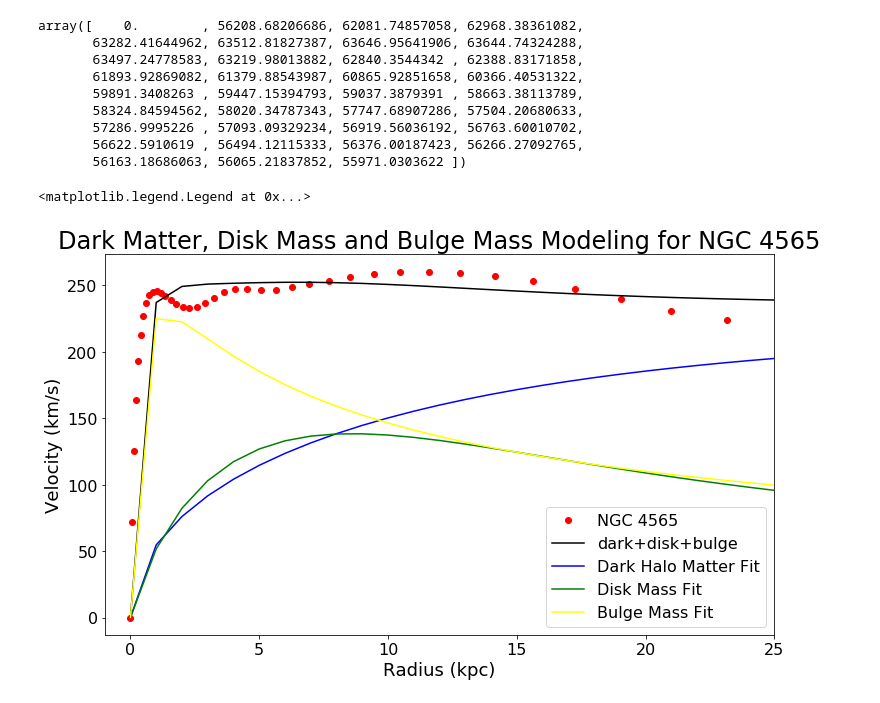
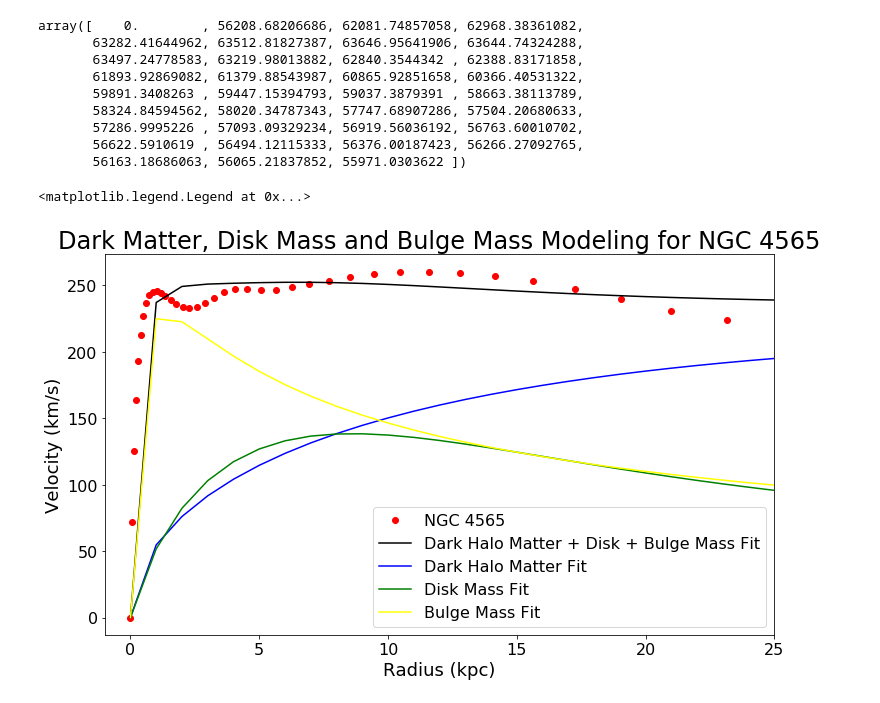
Before and after one commit to RebecaMelo/Fitting-Galaxies-Curves-Profiles, a Jupyter notebook: rotational curves.ipynb, the cells around one changed output. Cells and saved outputs as stored; diff of their text form; code cells hidden in the pictures.

```diff
--- a/rotational curves.ipynb
+++ b/rotational curves.ipynb
@@ -337,18 +337,18 @@ array([    0.        , 56208.68206686, 62081.74857058, 62968.38361082,
 # %%
 plt.figure(figsize=[12,7])
 plt.plot(ngc4565[0], ngc4565[1], 'ro', label='NGC 4565')
-plt.plot(raio, np.sqrt(total), c='k', label='dark+disk+bulge')
+plt.plot(raio, np.sqrt(total), c='k', label='Dark Halo Matter + Disk + Bulge Mass Fit')
 plt.plot(raio, np.sqrt(hernquist_halo(raio, a[0], a[1])), c='blue', label='Dark Halo Matter Fit')
 plt.plot(raio, np.sqrt(disk_array), c='green', label='Disk Mass Fit')
 plt.plot(raio, np.sqrt(hernquist_bulge(raio, abulge, Mbulge)), c='yellow', label='Bulge Mass Fit')
 
 plt.title('Dark Matter, Disk Mass and Bulge Mass Modeling for NGC 4565', fontsize=24)
 plt.xlabel("Radius (kpc)", fontsize=18)
 plt.ylabel("Velocity (km/s)", fontsize=18)
 plt.xlim([-1,25])
 plt.xticks(fontsize=16)
 plt.yticks(fontsize=16)
 plt.legend(loc=4, fontsize=16)
 # %% [output]
 <matplotlib.legend.Legend at 0x...>
-[figure, old version]
+[figure, new version]
```
Also changed, not shown: parts of 1 cell of this notebook.
